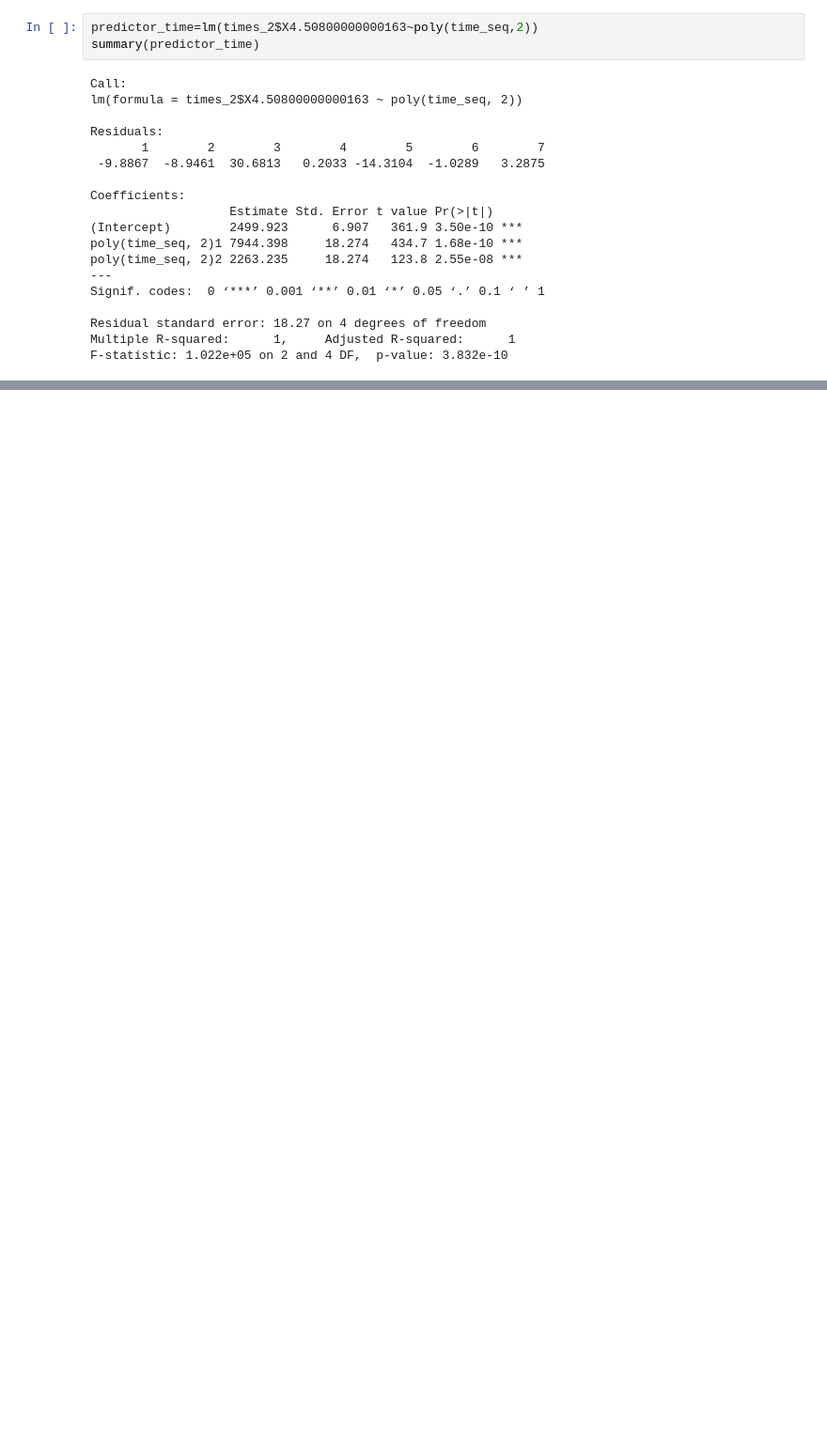
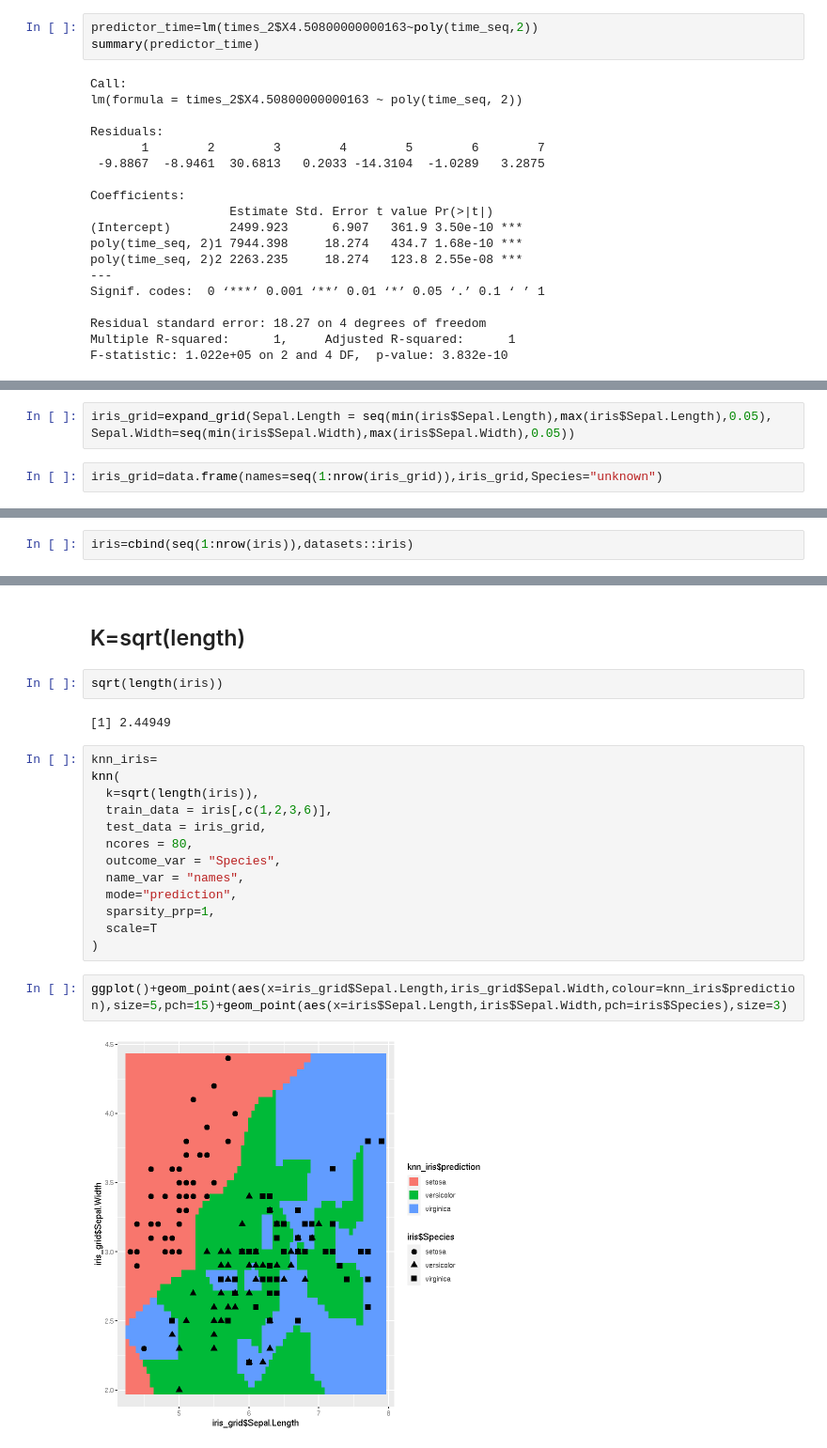
Before and after one commit to F4rbod/CS5800GruopProject, a Jupyter notebook: CS5800Group.ipynb, the cells around one changed output, grey strips where cells are left out. Shown: that part at 94% size. Drawn from its saved outputs; the diff is of its cells as text; blank space fills up the shorter version.

```diff
--- a/CS5800Group.ipynb
+++ b/CS5800Group.ipynb
@@ -425,0 +528,4 @@ F-statistic: 1.022e+05 on 2 and 4 DF,  p-value: 3.832e-10
+# %%
+iris_grid=expand_grid(Sepal.Length = seq(min(iris$Sepal.Length),max(iris$Sepal.Length),0.05), Sepal.Width=seq(min(iris$Sepal.Width),max(iris$Sepal.Width),0.05))
+# %%
+iris_grid=data.frame(names=seq(1:nrow(iris_grid)),iris_grid,Species="unknown")
@@ -425,0 +548,2 @@ F-statistic: 1.022e+05 on 2 and 4 DF,  p-value: 3.832e-10
+# %%
+iris=cbind(seq(1:nrow(iris)),datasets::iris)
@@ -425,0 +564,23 @@ F-statistic: 1.022e+05 on 2 and 4 DF,  p-value: 3.832e-10
+# %% [markdown]
+## K=sqrt(length)
+# %%
+sqrt(length(iris))
+# %% [output]
+[1] 2.44949
+# %%
+knn_iris=
+knn(
+  k=sqrt(length(iris)),
+  train_data = iris[,c(1,2,3,6)],
+  test_data = iris_grid,
+  ncores = 80,
+  outcome_var = "Species",
+  name_var = "names",
+  mode="prediction",
+  sparsity_prp=1,
+  scale=T
+)
+# %%
+ggplot()+geom_point(aes(x=iris_grid$Sepal.Length,iris_grid$Sepal.Width,colour=knn_iris$prediction),size=5,pch=15)+geom_point(aes(x=iris$Sepal.Length,iris$Sepal.Width,pch=iris$Species),size=3)
+# %% [output]
+[figure, added]
```
Also changed, not shown: parts of 54 cells of this notebook.
